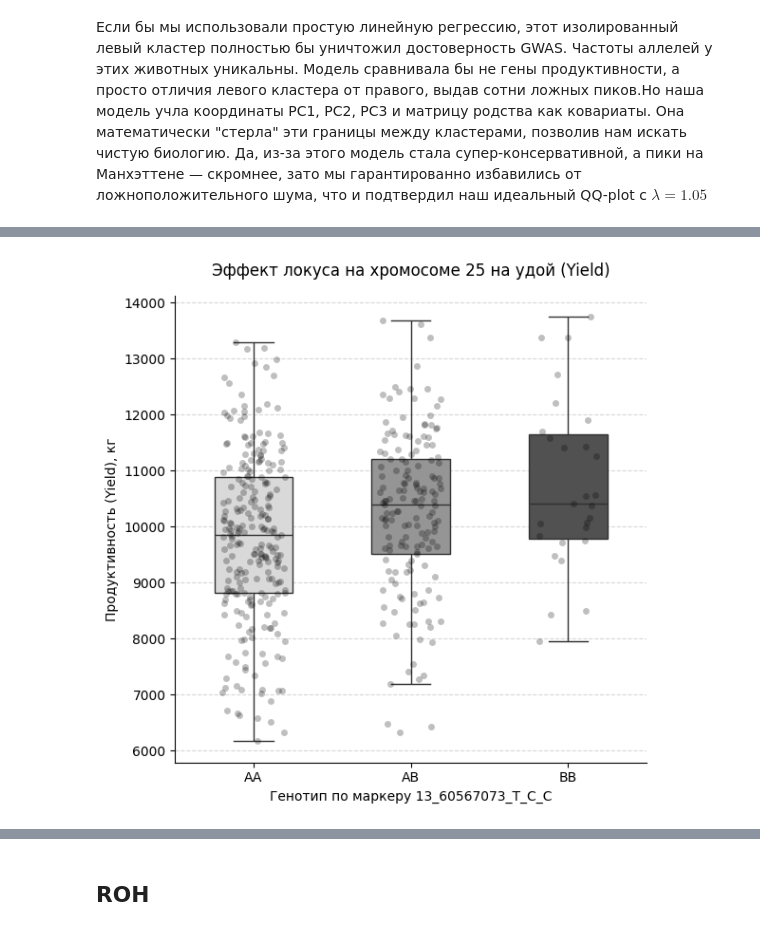
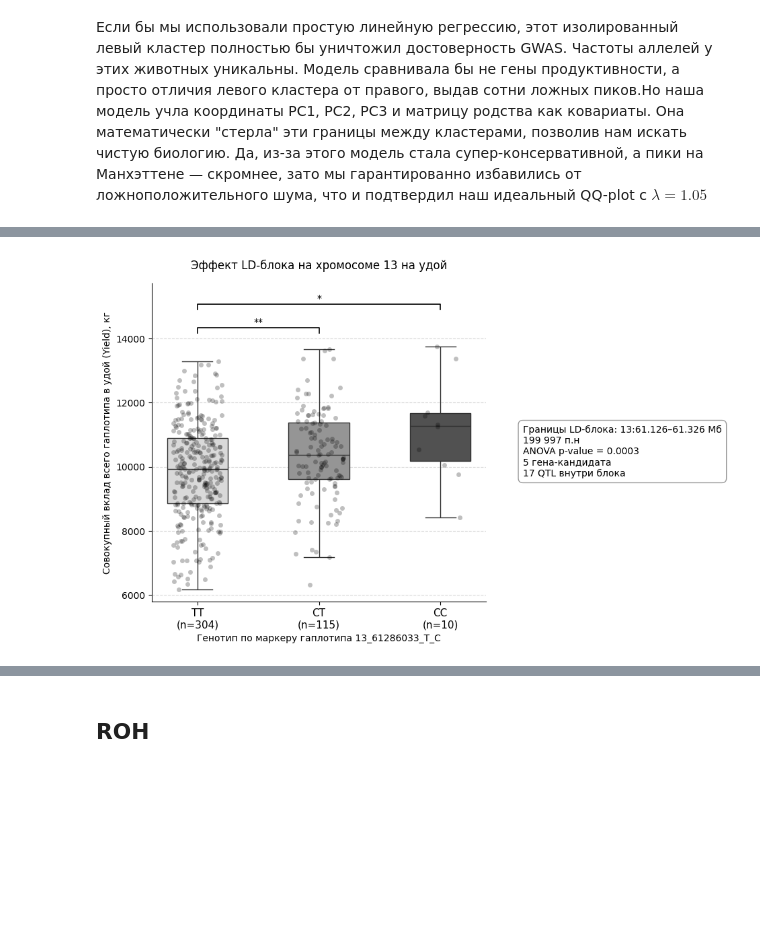
Before and after one commit to denis-ermolaev/bulls-pipeline, a Jupyter notebook: notebooks/analysis.ipynb, the cells around one changed output, grey strips where cells are left out. Drawn from its saved outputs; the diff is of its cells as text; code cells hidden in the pictures; blank space fills up the shorter version.

Commit message:
feat(notebook) График генотип-фенотип с звёздочками значимости

```diff
--- a/notebooks/analysis.ipynb
+++ b/notebooks/analysis.ipynb
@@ -347,6 +347,7 @@ plt.show()
 import matplotlib.pyplot as plt
 import pandas as pd
 import seaborn as sns
+from statannotations.Annotator import Annotator
 
 # 1. Загружаем твои фенотипы
 pheno = pd.read_csv(
@@ -356,13 +357,13 @@ pheno = pd.read_csv(
 
 # 2. Загружаем вытащенный генотип (в файле .raw разделитель — пробел)
 geno = pd.read_csv(
-    "/scratch/storageA/zaleski_bulls/bulls-vcf-pipeline/results/gwas/13_60567073_T_C_top_marker_genotype.raw",
+    "/scratch/storageA/zaleski_bulls/bulls-vcf-pipeline/results/gwas/13_61286033_T_C_top_marker_genotype.raw",
     sep=" ",
 )
 
 # Оставляем только ID животного и колонку с генотипом (она будет называться ИМЯ_SNP_А)
 # Предположим, твой SNP называется BovineHD2500012345
-geno = geno[["IID", "13_60567073_T_C_C"]]
+geno = geno[["IID", "13_61286033_T_C_C"]]
 
 # 3. Объединяем таблицы по ID животного
 # Убедись, что имена колонок с ID совпадают (например, NANIMAL или IID)
@@ -370,20 +371,22 @@ merged_df = pd.merge(pheno, geno, left_on="IID", right_on="IID")
 
 # Переименуем для удобства и заменим цифры 0, 1, 2 на красивые буквы
 # (замени AA, AB, BB на реальные аллели из твоего .bim файла, если знаешь их)
-merged_df["Genotype"] = merged_df["13_60567073_T_C_C"].map({0: "AA", 1: "AB", 2: "BB"})
+# T	C
+merged_df["Genotype"] = merged_df["13_61286033_T_C_C"].map({0: "TT", 1: "CT", 2: "CC"})
 
 # Удаляем строки, где генотип не определился (NaN)
 merged_df = merged_df.dropna(subset=["Genotype"])
 
 # 4. РИСУЕМ ШЕДЕВР
-plt.figure(figsize=(6, 6))
+fig = plt.figure(figsize=(8, 6))
 
 # Рисуем сам боксплот в градациях серого
 sns.boxplot(
     x="Genotype",
     y="Yield",
     data=merged_df,
-    order=["AA", "AB", "BB"],
+    order=["TT", "CT", "CC"],
+    hue="Genotype",
     palette="Greys",
     width=0.5,
     fliersize=0,  # Прячем стандартные выбросы, чтобы они не дублировались
@@ -394,15 +397,15 @@ sns.stripplot(
     x="Genotype",
     y="Yield",
     data=merged_df,
-    order=["AA", "AB", "BB"],
+    order=["TT", "CT", "CC"],
     color="black",
     alpha=0.25,  # Делаем точки полупрозрачными, чтобы они не сливались
     jitter=0.2,  # Слегка разбрасываем их вбок для наглядности
 )
 
-plt.title("Эффект локуса на хромосоме 25 на удой (Yield)", fontsize=12, pad=15)
-plt.xlabel("Генотип по маркеру 13_60567073_T_C_C", fontsize=10)
-plt.ylabel("Продуктивность (Yield), кг", fontsize=10)
+plt.title("Эффект LD-блока на хромосоме 13 на удой", fontsize=12, pad=15)
+plt.xlabel("Генотип по маркеру гаплотипа 13_61286033_T_C", fontsize=10)
+plt.ylabel("Совокупный вклад всего гаплотипа в удой (Yield), кг", fontsize=10)
 
 # Делаем легкую горизонтальную сетку
 plt.grid(axis="y", linestyle="--", alpha=0.5)
@@ -410,7 +413,60 @@ plt.grid(axis="y", linestyle="--", alpha=0.5)
 # Убираем лишние рамки сверху и справа
 sns.despine()
 
-plt.tight_layout()
-# plt.savefig("genotype_yield_boxplot.png", dpi=300)
+
+text_info = (
+    "Границы LD-блока: 13:61.126–61.326 Мб\n"
+    "199 997 п.н\n"
+    "ANOVA p-value = 0.0003\n"
+    "5 гена-кандидата\n"
+    "17 QTL внутри блока"
+)
+
+
+plt.xticks(
+    [0, 1, 2],
+    [
+        f"TT\n(n={len(merged_df[merged_df['Genotype'] == 'TT'])})",
+        f"CT\n(n={len(merged_df[merged_df['Genotype'] == 'CT'])})",
+        f"CC\n(n={len(merged_df[merged_df['Genotype'] == 'CC'])})",
+    ],
+    fontsize=11,
+)
+
+# --- АВТОМАТИЧЕСКИЕ ЗВЕЗДОЧКИ ---
+
+# Задаем пары, которые хотим сравнить
+pairs = [("CT", "TT"), ("TT", "CC")]
+
+# Настраиваем аннотатор
+annotator = Annotator(
+    plt.gca(), pairs, data=merged_df, x="Genotype", y="Yield", order=["TT", "CT", "CC"]
+)
+
+# Передаем точные p-value из вашего теста Тьюки
+annotator.configure(text_format="star", loc="inside", line_width=1.2, color="black")
+annotator.set_pvalues([0.0054, 0.0148])
+
+# Рисуем
+annotator.annotate()
+
+# --------------------------------
+
+
+# Твоя основная плашка (оставляем как есть)
+fig.text(
+    0.80,
+    0.5,
+    text_info,
+    fontsize=10,
+    verticalalignment="center",
+    bbox=dict(boxstyle="round,pad=0.5", facecolor="white", alpha=0.8, edgecolor="gray"),
+)
+
+# Сжимаем сам график до 75% ширины окна, чтобы освободить 25% справа под плашку
+plt.tight_layout(rect=[0, 0, 0.75, 1])  # оставляет правые 25% свободными
+
+# plt.tight_layout()
+# plt.savefig("genotype_yield_boxplot.png", dpi=300, bbox_inches='tight')
 plt.show()
 # %% [output]
@@ -420 +482 @@ Passing `palette` without assigning `hue` is deprecated and will be removed in v
-[figure, old version]
+[figure, new version]
```
Also changed, not shown: parts of 5 cells of this notebook, 4 other files.
